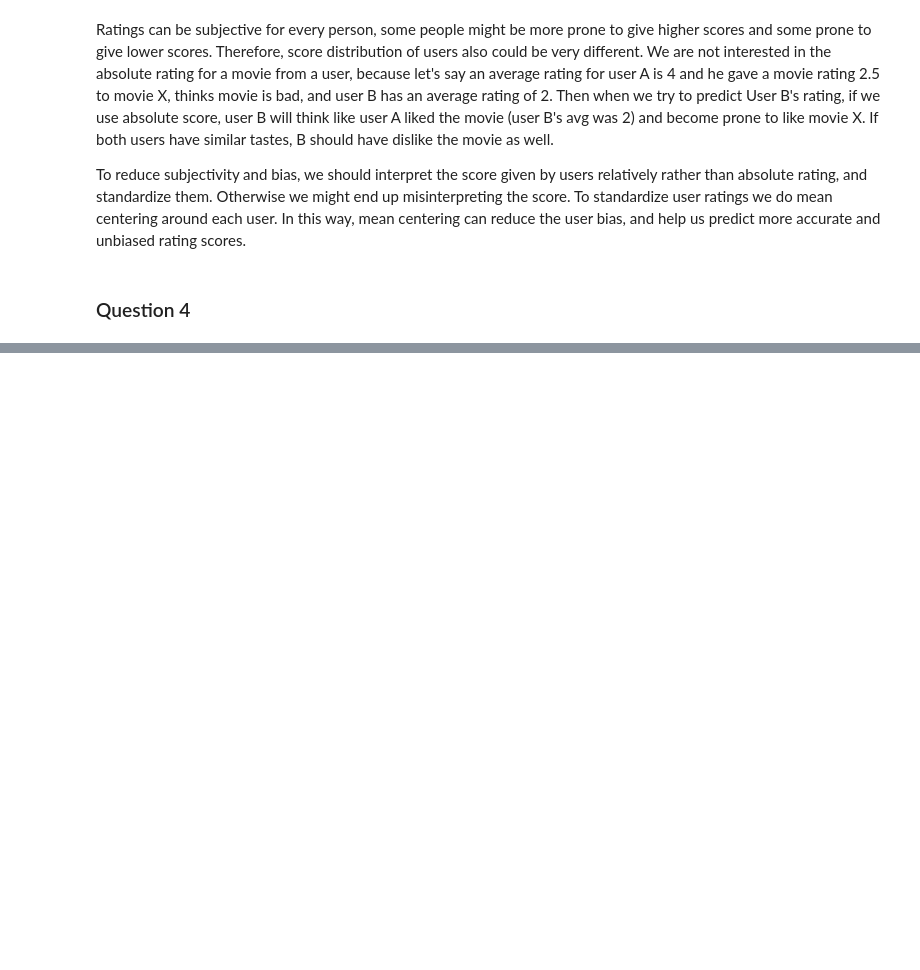
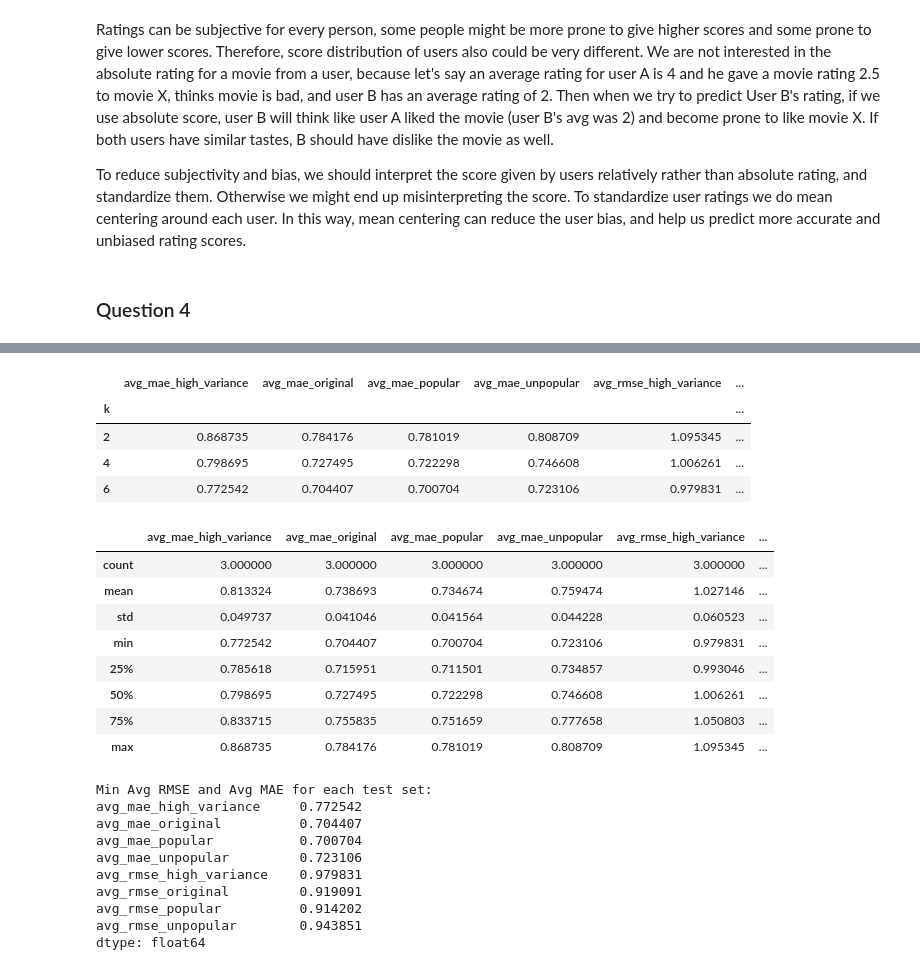
Before and after one commit to camligorkem/data-sicence-projects, a Jupyter notebook: project_3/Project_3.ipynb, the cells around one changed output, grey strips where cells are left out. Drawn from its saved outputs; the diff is of its cells as text; code cells hidden in the pictures; blank space fills up the shorter version.

```diff
--- a/project_3/Project_3.ipynb
+++ b/project_3/Project_3.ipynb
@@ -393,0 +641,32 @@ Computing the pearson similarity matrix...
+# %%
+q6_knn_res_df = pd.concat(q6_knn_res_dfs)
+q6_knn_res_df_pivot = q6_knn_res_df.pivot_table(columns='k').T
+display(q6_knn_res_df_pivot.head(10))
+display(q6_knn_res_df_pivot.describe())
+print('Min Avg RMSE and Avg MAE for each test set:')
+print(q6_knn_res_df_pivot.min())
+# %% [output]
+|  | avg_mae_high_variance | avg_mae_original | avg_mae_popular | avg_mae_unpopular | avg_rmse_high_variance | ... |
+| k |  |  |  |  |  | ... |
+| 2 | 0.868735 | 0.784176 | 0.781019 | 0.808709 | 1.095345 | ... |
+| 4 | 0.798695 | 0.727495 | 0.722298 | 0.746608 | 1.006261 | ... |
+| 6 | 0.772542 | 0.704407 | 0.700704 | 0.723106 | 0.979831 | ... |
+|  | avg_mae_high_variance | avg_mae_original | avg_mae_popular | avg_mae_unpopular | avg_rmse_high_variance | ... |
+| count | 3.000000 | 3.000000 | 3.000000 | 3.000000 | 3.000000 | ... |
+| mean | 0.813324 | 0.738693 | 0.734674 | 0.759474 | 1.027146 | ... |
+| std | 0.049737 | 0.041046 | 0.041564 | 0.044228 | 0.060523 | ... |
+| min | 0.772542 | 0.704407 | 0.700704 | 0.723106 | 0.979831 | ... |
+| 25% | 0.785618 | 0.715951 | 0.711501 | 0.734857 | 0.993046 | ... |
+| 50% | 0.798695 | 0.727495 | 0.722298 | 0.746608 | 1.006261 | ... |
+| 75% | 0.833715 | 0.755835 | 0.751659 | 0.777658 | 1.050803 | ... |
+| max | 0.868735 | 0.784176 | 0.781019 | 0.808709 | 1.095345 | ... |
+Min Avg RMSE and Avg MAE for each test set:
+avg_mae_high_variance     0.772542
+avg_mae_original          0.704407
+avg_mae_popular           0.700704
+avg_mae_unpopular         0.723106
+avg_rmse_high_variance    0.979831
+avg_rmse_original         0.919091
+avg_rmse_popular          0.914202
+avg_rmse_unpopular        0.943851
+dtype: float64
```
Also changed, not shown: parts of 34 cells of this notebook.
